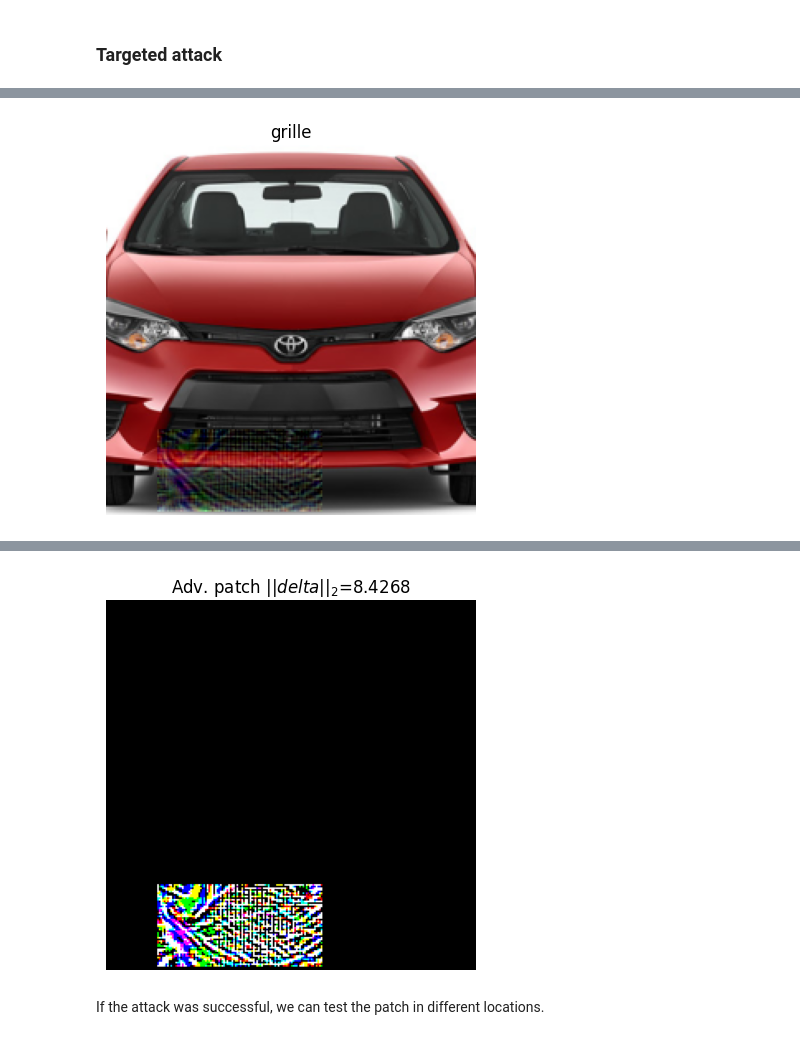
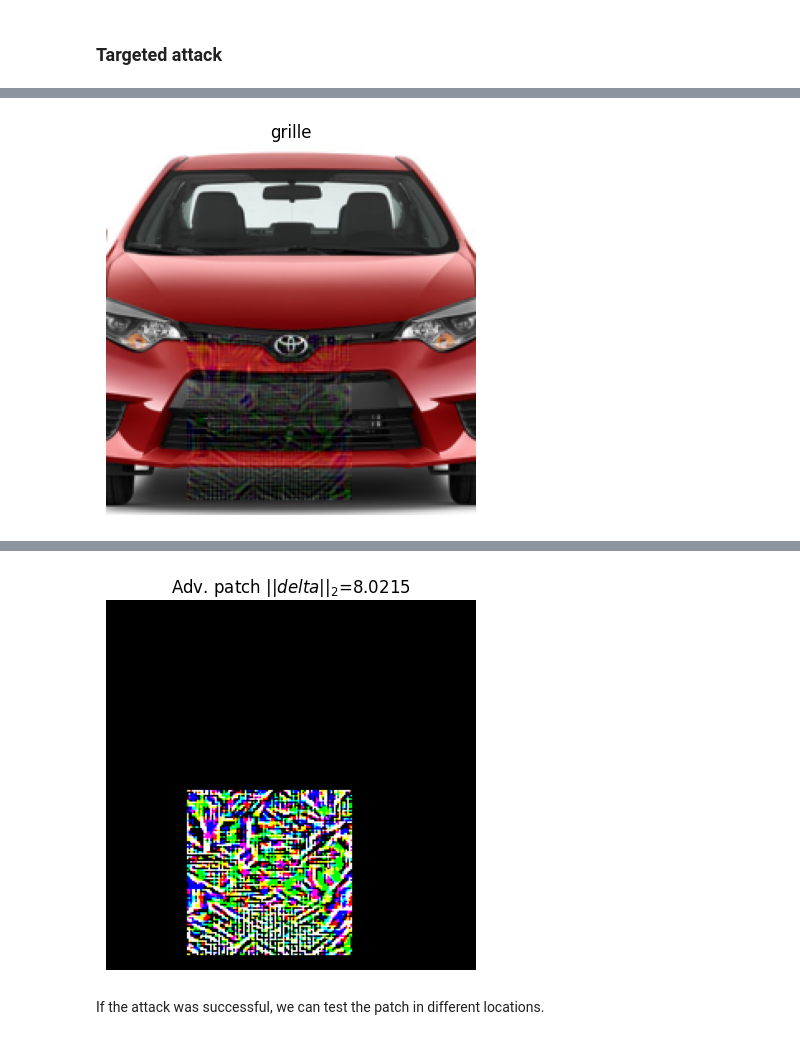
Before and after one commit to MN-UniCode/teaching_material, a Jupyter notebook: 04-AdversarialPatch.ipynb, the cells around one changed output, grey strips where cells are left out. Saved outputs shown, nothing was run; the diff lists cells and outputs as text; code cells hidden in the pictures.

```diff
--- a/04-AdversarialPatch.ipynb
+++ b/04-AdversarialPatch.ipynb
@@ -134,7 +116,7 @@ Try to test the accuracy on the same image, but with different locations of the
 # %%
 x, y = test_loader.dataset.tensors[0], test_loader.dataset.tensors[1]
 x, y = x.to(device), y.to(device)
-location = (50, 150, 75, 175)
+location = (100, 100, 125, 125)
 x_adv, delta = untargeted_l2_pgd_patch(clf, x, y, location, epsilon=20, alpha=1, num_iter=50, lb=0, ub=1)
 
 pred_label_adv = imagenet_labels[clf.predict(x_adv.to(device)).item()]
@@ -187,9 +169,9 @@ imagenet_labels[800]
 # %%
-yt = torch.tensor([imagenet_labels.index('slot machine')]) # tensor([800])
+yt = torch.tensor([imagenet_labels.index('paper towel')]) # tensor([800])
 x = test_loader.dataset.tensors[0]
 x, yt = x.to(device), yt.to(device)
-location = (50, 150, 175, 175)
-x_adv, delta = targeted_l2_pgd_patch(clf, x, yt, location, epsilon=20, alpha=1, num_iter=50, lb=0, ub=1)
+location = (50, 100, 175, 175)
+x_adv, delta = targeted_l2_pgd_patch(clf, x, yt, location, epsilon=20, alpha=3, num_iter=100, lb=0, ub=1)
 
 pred_label_adv = imagenet_labels[clf.predict(x_adv.to(device)).item()]
 
@@ -237,7 +219,7 @@ def fixed_untargeted_l2_pgd_patch(model, x, y, delta_shape, alpha=0.01, eot_iter
 # %%
 x, y = test_loader.dataset.tensors[0], test_loader.dataset.tensors[1]
 x, y = x.to(device), y.to(device)
-delta_shape = (3, 100, 50)
+delta_shape = (3, 100, 100)
 x_adv, delta = fixed_untargeted_l2_pgd_patch(clf, x, y, delta_shape, alpha=1, eot_iterations=5, num_iter=50, lb=0, ub=1)
 
 pred_label_adv = imagenet_labels[clf.predict(x_adv.to(device)).item()]
@@ -253,4 +235,4 @@ plt.title(f"Adv. patch $||delta||_2$={magnified.norm():.4f}")
 plt.axis('off')
 plt.show()
 # %% [output]
-[figure, old version]
+[figure, new version]
@@ -258,4 +240,4 @@ WARNING:matplotlib.image:Clipping input data to the valid range for imshow with
-[figure, old version]
+[figure, new version]
 # %% [markdown]
 If the attack was successful, we can test the patch in different locations.
 # %%
```
Also changed, not shown: parts of 8 cells of this notebook, 1 other file.
